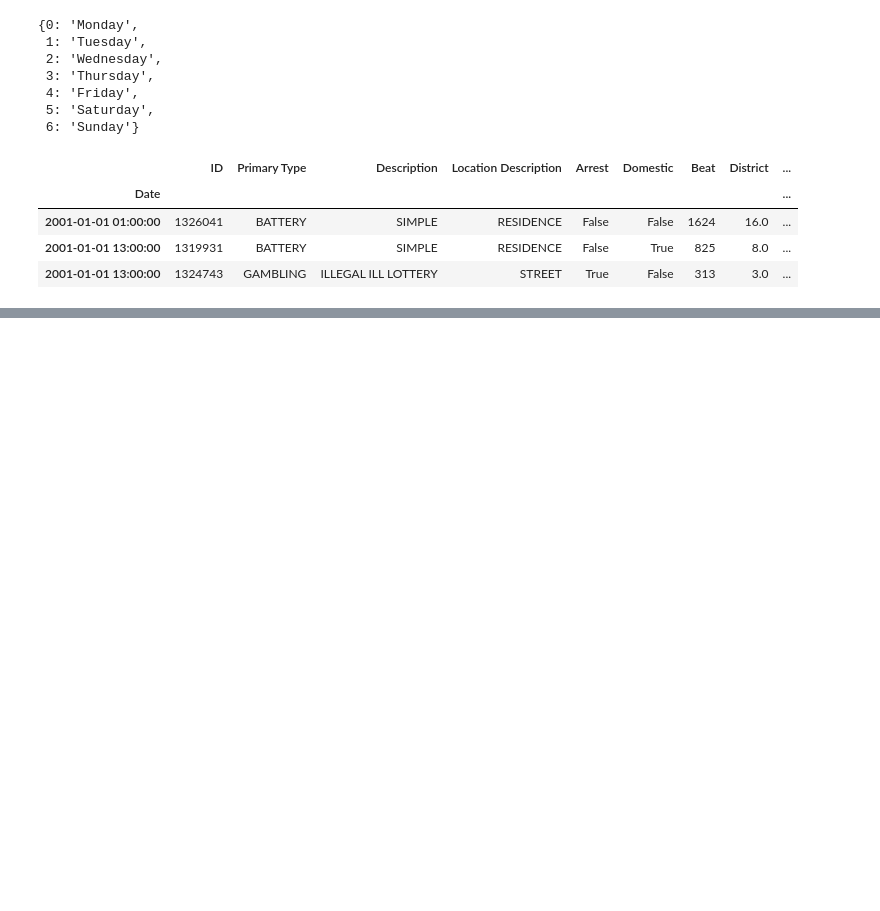
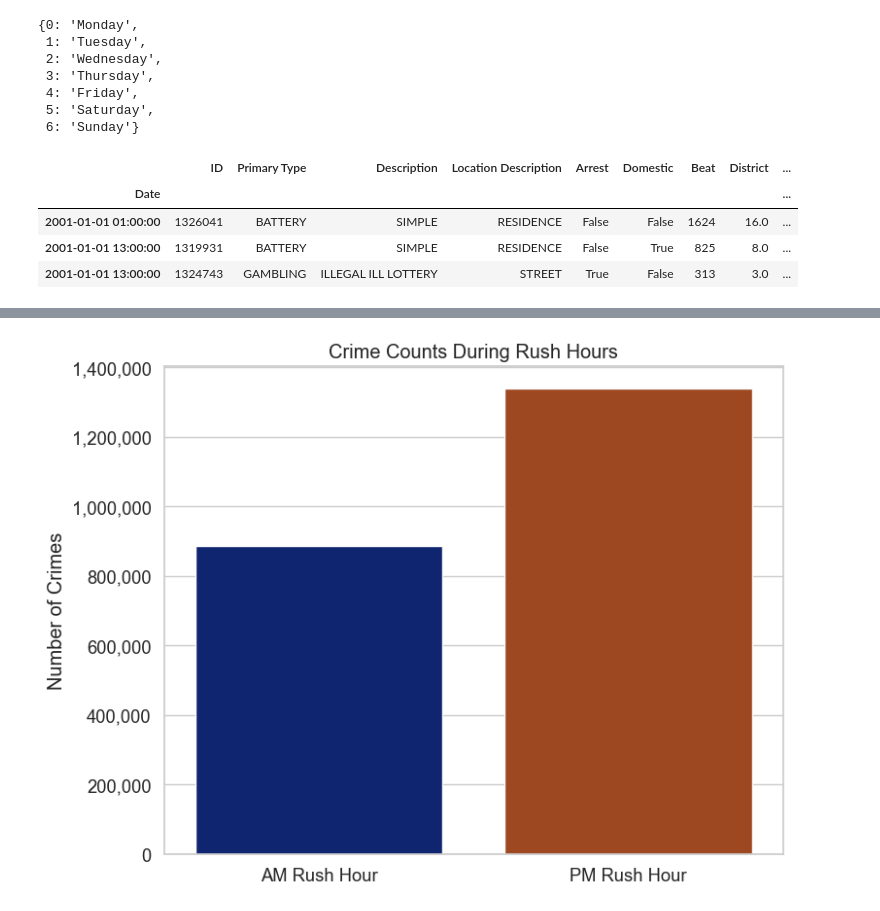
Before and after one commit to ruelanthonyb/Crime-Analysis-Project, a Jupyter notebook: Project 3 - Part 1 (Core).ipynb, the cells around one changed output, grey strips where cells are left out. Saved outputs shown, nothing was run; the diff lists cells and outputs as text; code cells hidden in the pictures; blank space fills up the shorter version.

```diff
--- a/Project 3 - Part 1 (Core).ipynb
+++ b/Project 3 - Part 1 (Core).ipynb
@@ -718,0 +390,26 @@ result.plot()
+# %%
+# Filter crimes for AM and PM rush hours
+am_rush = chicago_df.between_time('07:00', '10:00')
+pm_rush = chicago_df.between_time('16:00', '19:00')
+
+# Count and compare
+am_crimes = am_rush.shape[0]
+pm_crimes = pm_rush.shape[0]
+# %%
+rush_hour_counts = [am_crimes, pm_crimes]
+rush_hour_labels = ['AM Rush Hour', 'PM Rush Hour']
+
+# Visualization
+plt.figure(figsize=(8, 6))
+sns.barplot(x=rush_hour_labels, y=rush_hour_counts, palette='dark')
+plt.title('Crime Counts During Rush Hours')
+plt.ylabel('Number of Crimes')
+
+# Format y-axis labels to display large numbers with commas
+formatter = mtick.FuncFormatter(lambda x, pos: '{:,.0f}'.format(x))
+plt.gca().yaxis.set_major_formatter(formatter)
+
+plt.tight_layout()
+plt.show()
+# %% [output]
+[figure, added]
```
Also changed, not shown: parts of 57 cells of this notebook.
